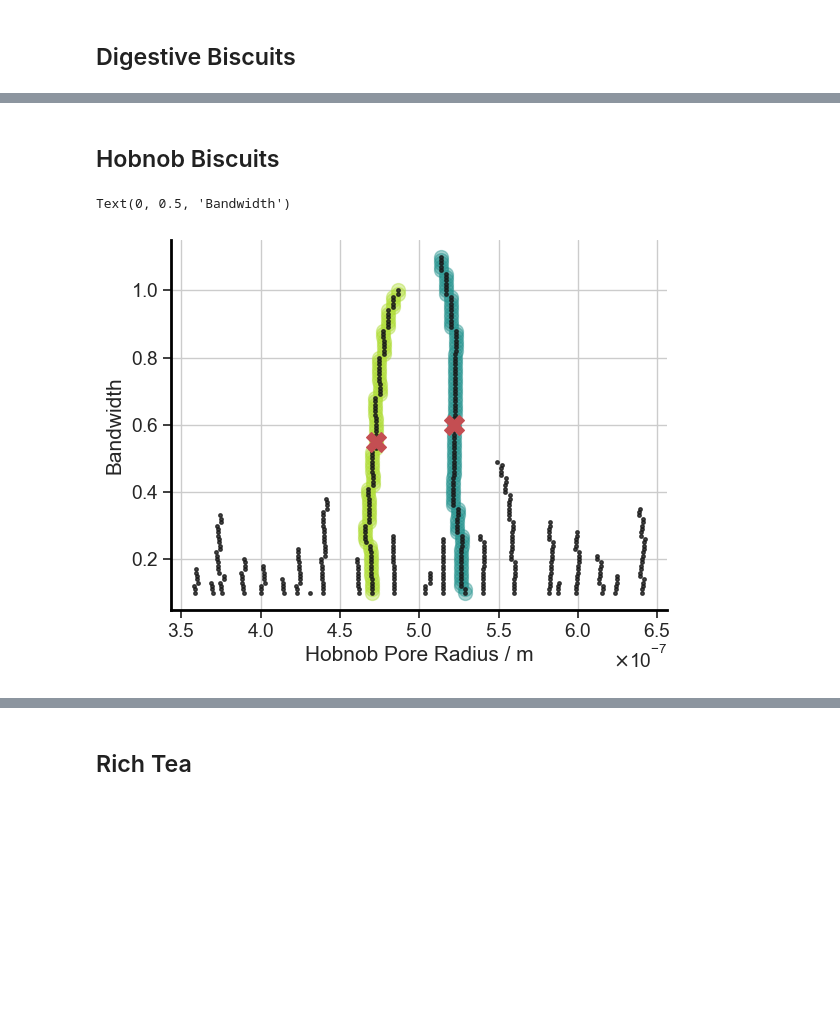
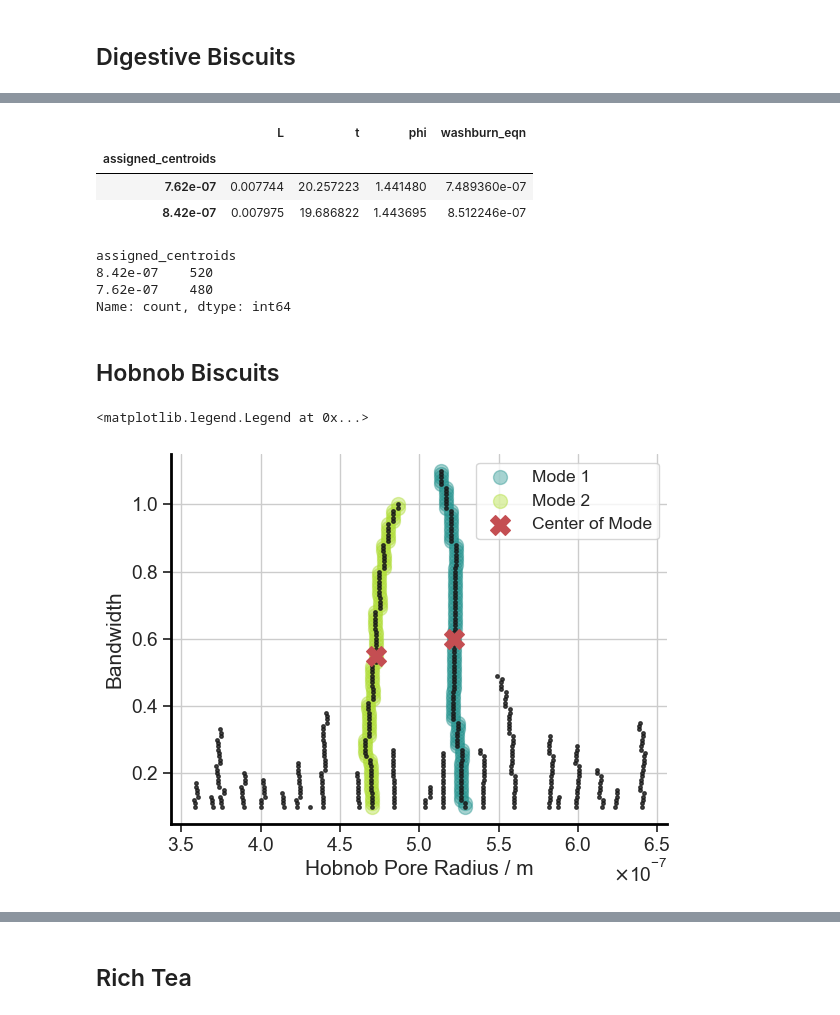
Before and after one commit to RedHorizonss/DunkingBiscuits, a Jupyter notebook: N-modal_results.ipynb, the cells around one changed output, grey strips where cells are left out. Drawn from its saved outputs; the diff is of its cells as text; code cells hidden in the pictures; blank space fills up the shorter version.

```diff
--- a/BI.ipynb
+++ b/N-modal_results.ipynb
@@ -141,23 +122,38 @@ Name: washburn_eqn, dtype: float64
+# %%
+dig_df.groupby('assigned_centroids')[key_values_to_quant].mean()
+# %% [output]
+|  | L | t | phi | washburn_eqn |
+| assigned_centroids |  |  |  |  |
+| 7.62e-07 | 0.007744 | 20.257223 | 1.441480 | 7.489360e-07 |
+| 8.42e-07 | 0.007975 | 19.686822 | 1.443695 | 8.512246e-07 |
+# %%
+dig_df['assigned_centroids'].value_counts()
+# %% [output]
+assigned_centroids
+8.42e-07    520
+7.62e-07    480
+Name: count, dtype: int64
 # %% [markdown]
 ## Hobnob Biscuits
 # %%
 precentage_range = 0.009
 number_of_modes = 2
 datapoints = dunky_df[dunky_df['biscuit'] == 'Hobnob']['washburn_eqn']
 
 hob_trace_modes, hob_ev_mode = trace_modes(datapoints, bw_values, tolerance, precentage_range, number_of_modes)
 hob_trace_centers = trace_centers(hob_trace_modes)
 
 for key in hob_trace_modes:
     plt.scatter(hob_trace_modes[key][:,0], hob_trace_modes[key][:,1], label=key, alpha=0.4, s=100)
 
-plt.scatter(hob_ev_mode[:,0], hob_ev_mode[:,1], marker='.', c='k', label='All Peaks', alpha=0.8, s=25)
-plt.scatter(hob_trace_centers[:,0], hob_trace_centers[:,1], marker='X', c='r', label='Centroids', s=200)
+plt.scatter(hob_ev_mode[:,0], hob_ev_mode[:,1], marker='.', c='k', alpha=0.8, s=25)
+plt.scatter(hob_trace_centers[:,0], hob_trace_centers[:,1], marker='X', c='r', label='Center of Mode', s=200)
 plt.xlabel('Hobnob Pore Radius / m')
 plt.ylabel('Bandwidth')
+plt.legend(fontsize='small')
 # %% [output]
-Text(0, 0.5, 'Bandwidth')
+<matplotlib.legend.Legend at 0x...>
-[figure, old version]
+[figure, new version]
 # %%
 centers_reshaped = hob_trace_centers[:,0].reshape(-1,1)
 
```
Also changed, not shown: parts of 16 cells of this notebook, 10 other files.
